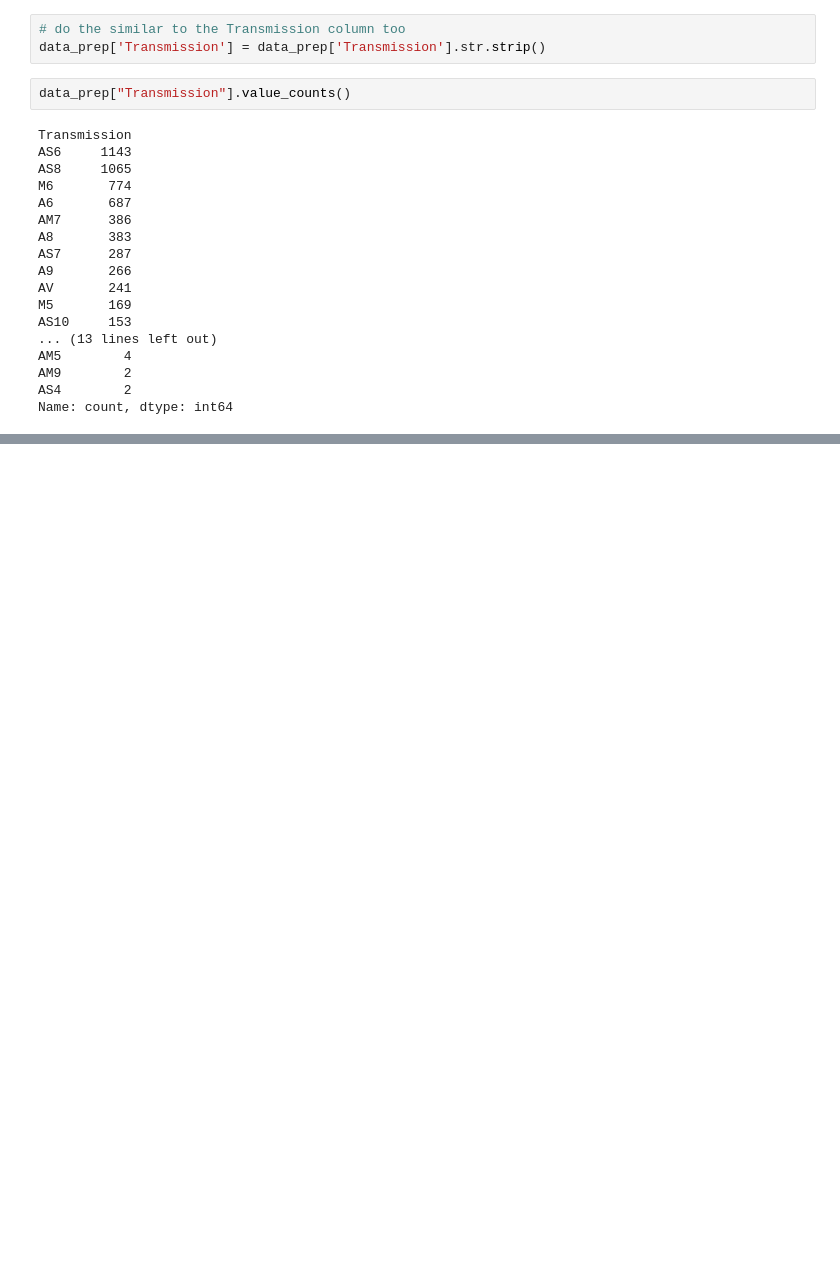
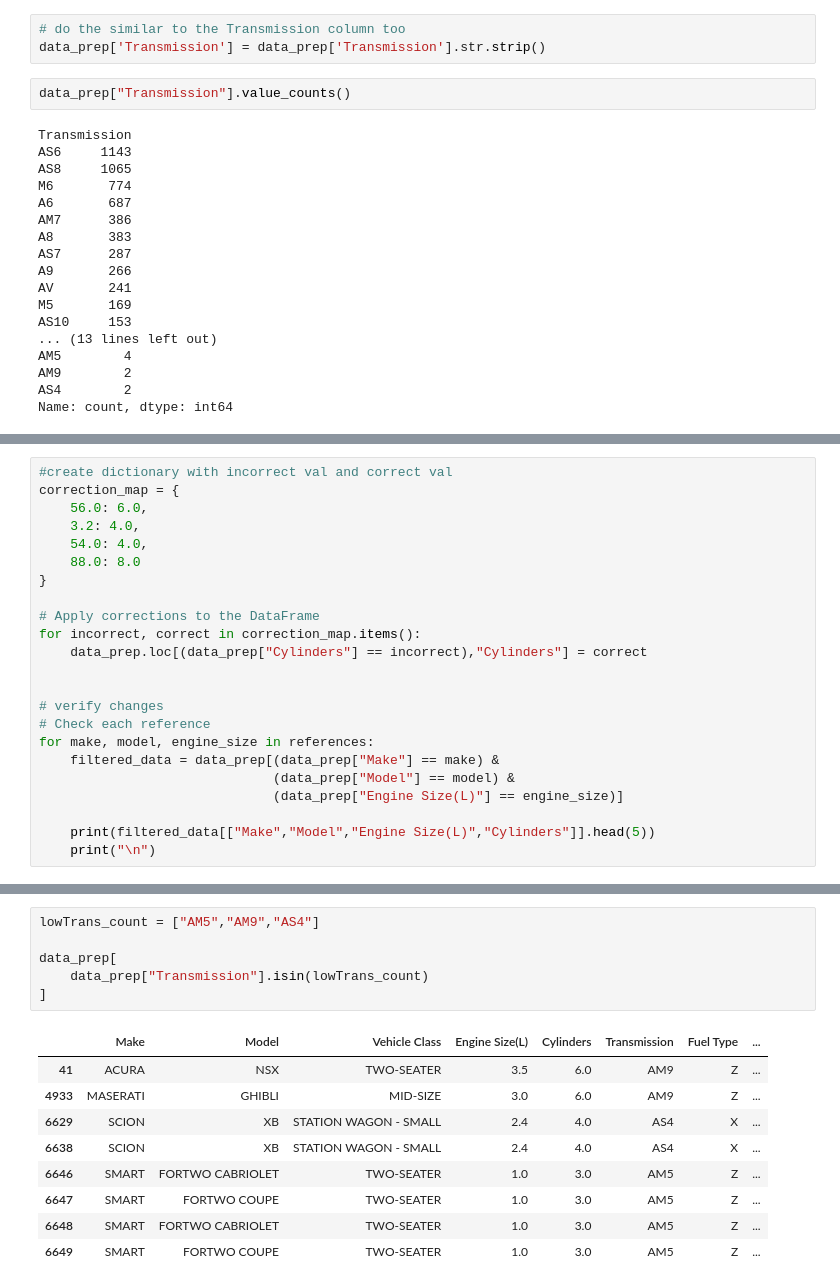
Before and after one commit to shangeethAlex/fdm_ml_project, a Jupyter notebook: notebook/EDA_CO2_emission.ipynb, the cells around one changed output, grey strips where cells are left out. Drawn from its saved outputs; the diff is of its cells as text; blank space fills up the shorter version.

```diff
--- a/notebook/EDA_CO2_emission.ipynb
+++ b/notebook/EDA_CO2_emission.ipynb
@@ -654,0 +902,23 @@ Name: count, dtype: int64
+# %%
+#create dictionary with incorrect val and correct val
+correction_map = {
+    56.0: 6.0,
+    3.2: 4.0,
+    54.0: 4.0,
+    88.0: 8.0
+}
+
+# Apply corrections to the DataFrame
+for incorrect, correct in correction_map.items():
+    data_prep.loc[(data_prep["Cylinders"] == incorrect),"Cylinders"] = correct
+
+
+# verify changes
+# Check each reference
+for make, model, engine_size in references:
+    filtered_data = data_prep[(data_prep["Make"] == make) &
+                              (data_prep["Model"] == model) &
+                              (data_prep["Engine Size(L)"] == engine_size)]
+
+    print(filtered_data[["Make","Model","Engine Size(L)","Cylinders"]].head(5))
+    print("\n")
@@ -654,0 +971,16 @@ Name: count, dtype: int64
+# %%
+lowTrans_count = ["AM5","AM9","AS4"]
+
+data_prep[
+    data_prep["Transmission"].isin(lowTrans_count)
+]
+# %% [output]
+|  | Make | Model | Vehicle Class | Engine Size(L) | Cylinders | Transmission | Fuel Type | ... |
+| 41 | ACURA | NSX | TWO-SEATER | 3.5 | 6.0 | AM9 | Z | ... |
+| 4933 | MASERATI | GHIBLI | MID-SIZE | 3.0 | 6.0 | AM9 | Z | ... |
+| 6629 | SCION | XB | STATION WAGON - SMALL | 2.4 | 4.0 | AS4 | X | ... |
+| 6638 | SCION | XB | STATION WAGON - SMALL | 2.4 | 4.0 | AS4 | X | ... |
+| 6646 | SMART | FORTWO CABRIOLET | TWO-SEATER | 1.0 | 3.0 | AM5 | Z | ... |
+| 6647 | SMART | FORTWO COUPE | TWO-SEATER | 1.0 | 3.0 | AM5 | Z | ... |
+| 6648 | SMART | FORTWO CABRIOLET | TWO-SEATER | 1.0 | 3.0 | AM5 | Z | ... |
+| 6649 | SMART | FORTWO COUPE | TWO-SEATER | 1.0 | 3.0 | AM5 | Z | ... |
```
Also changed, not shown: parts of 40 cells of this notebook, 1 other file.
